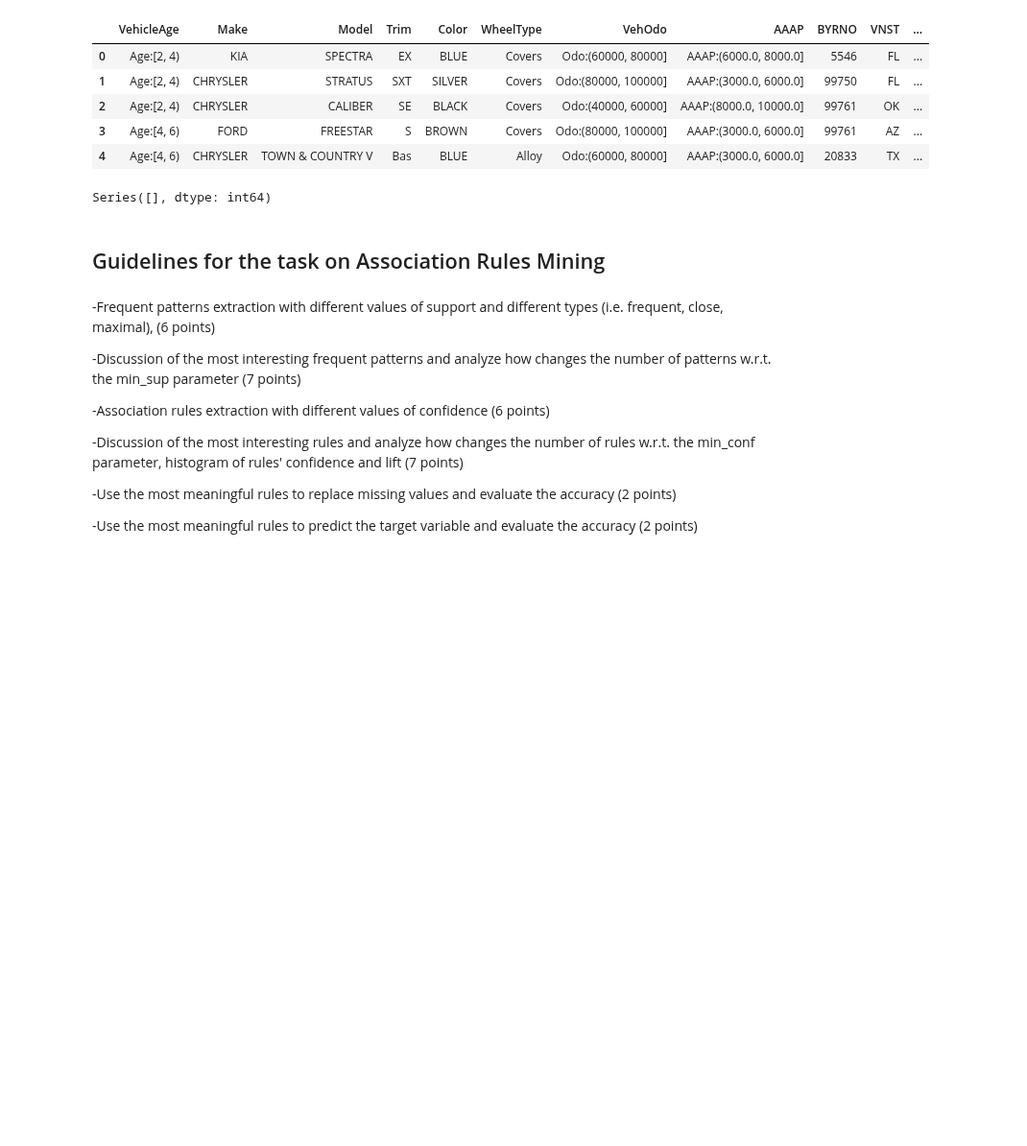
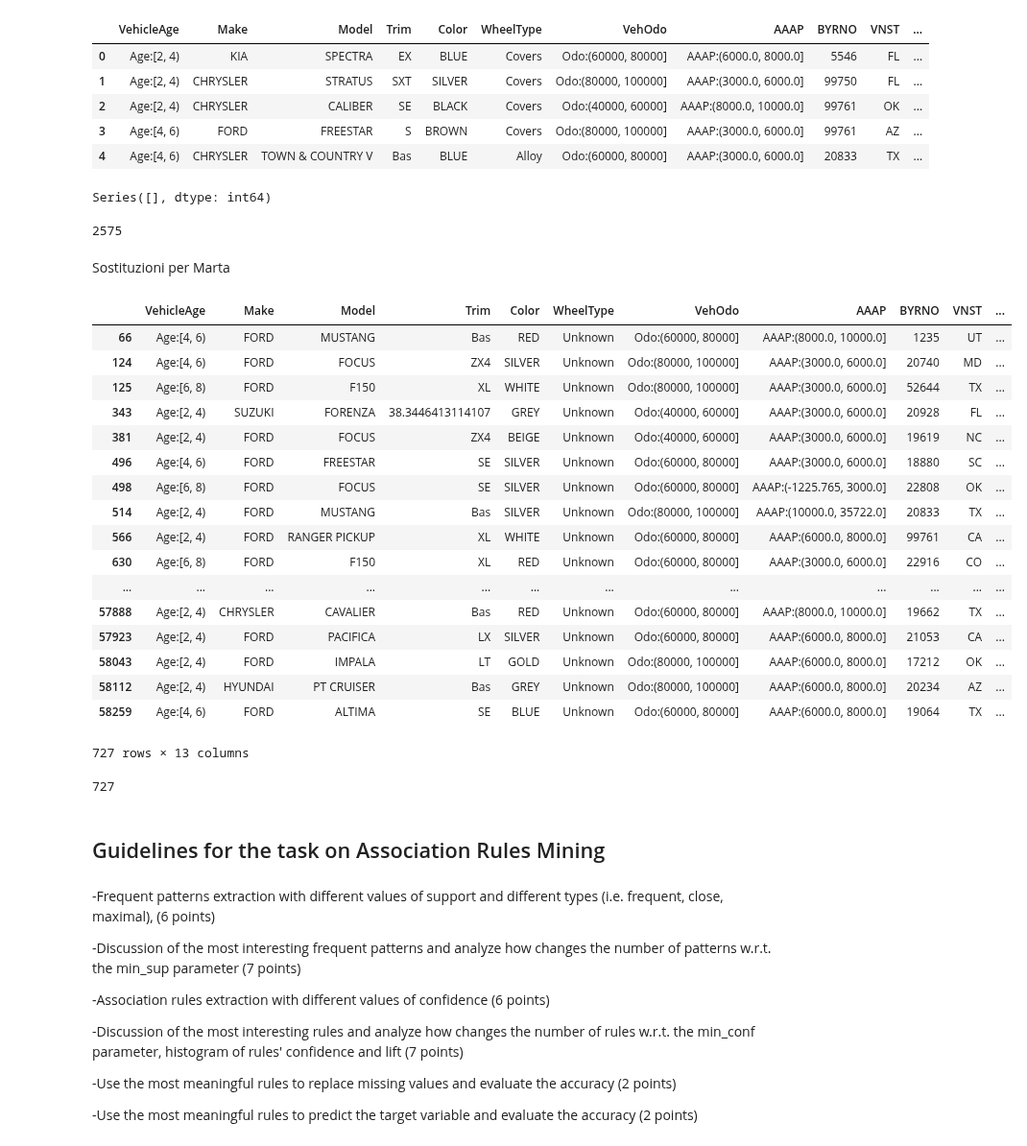
Before and after one commit to andybbruno/DataMining, a Jupyter notebook: PatternMining.ipynb, the cells around one changed output. Shown at 96% size. Drawn from its saved outputs; the diff is of its cells as text; code cells hidden in the pictures; blank space fills up the shorter version.

```diff
--- a/PatternMining.ipynb
+++ b/PatternMining.ipynb
@@ -152,6 +152,45 @@ sum_ = df.isnull().sum()
 sum_[sum_ != 0]
 # %% [output]
 Series([], dtype: int64)
+# %%
+len(df[df.WheelType == 'Unknown'])
+# %% [output]
+2575
+# %% [markdown]
+Sostituzioni per Marta
+# %%
+df['WheelTypeSost'] = df['WheelType']
+# %%
+df['WheelTypeSost'] = np.where((np.logical_and(df['Make'] == 'FORD' ,df['WheelTypeSost'] == 'Unknown')),str('Alloy'), df['WheelTypeSost'])
+# %%
+ppp = np.logical_and(df['VehicleAge'] == 'Age:[2, 4)' ,df['VehBCost'] == 'VehBCost:(5000.0, 7000.0]')
+
+df['WheelTypeSost'] = np.where(np.logical_and(ppp,df['WheelTypeSost'] == 'Unknown'),str('Covers'), df['WheelTypeSost'])
+# %%
+df[df.WheelType != df.WheelTypeSost]
+# %% [output]
+|  | VehicleAge | Make | Model | Trim | Color | WheelType | VehOdo | AAAP | BYRNO | VNST | ... |
+| 66 | Age:[4, 6) | FORD | MUSTANG | Bas | RED | Unknown | Odo:(60000, 80000] | AAAP:(8000.0, 10000.0] | 1235 | UT | ... |
+| 124 | Age:[4, 6) | FORD | FOCUS | ZX4 | SILVER | Unknown | Odo:(80000, 100000] | AAAP:(3000.0, 6000.0] | 20740 | MD | ... |
+| 125 | Age:[6, 8) | FORD | F150 | XL | WHITE | Unknown | Odo:(80000, 100000] | AAAP:(3000.0, 6000.0] | 52644 | TX | ... |
+| 343 | Age:[2, 4) | SUZUKI | FORENZA | 38.3446413114107 | GREY | Unknown | Odo:(40000, 60000] | AAAP:(3000.0, 6000.0] | 20928 | FL | ... |
+| 381 | Age:[2, 4) | FORD | FOCUS | ZX4 | BEIGE | Unknown | Odo:(40000, 60000] | AAAP:(3000.0, 6000.0] | 19619 | NC | ... |
+| 496 | Age:[4, 6) | FORD | FREESTAR | SE | SILVER | Unknown | Odo:(60000, 80000] | AAAP:(3000.0, 6000.0] | 18880 | SC | ... |
+| 498 | Age:[6, 8) | FORD | FOCUS | SE | SILVER | Unknown | Odo:(60000, 80000] | AAAP:(-1225.765, 3000.0] | 22808 | OK | ... |
+| 514 | Age:[2, 4) | FORD | MUSTANG | Bas | SILVER | Unknown | Odo:(80000, 100000] | AAAP:(10000.0, 35722.0] | 20833 | TX | ... |
+| 566 | Age:[2, 4) | FORD | RANGER PICKUP | XL | WHITE | Unknown | Odo:(60000, 80000] | AAAP:(6000.0, 8000.0] | 99761 | CA | ... |
+| 630 | Age:[6, 8) | FORD | F150 | XL | RED | Unknown | Odo:(60000, 80000] | AAAP:(3000.0, 6000.0] | 22916 | CO | ... |
+| ... | ... | ... | ... | ... | ... | ... | ... | ... | ... | ... | ... |
+| 57888 | Age:[2, 4) | CHRYSLER | CAVALIER | Bas | RED | Unknown | Odo:(60000, 80000] | AAAP:(8000.0, 10000.0] | 19662 | TX | ... |
+| 57923 | Age:[2, 4) | FORD | PACIFICA | LX | SILVER | Unknown | Odo:(60000, 80000] | AAAP:(6000.0, 8000.0] | 21053 | CA | ... |
+| 58043 | Age:[2, 4) | FORD | IMPALA | LT | GOLD | Unknown | Odo:(80000, 100000] | AAAP:(6000.0, 8000.0] | 17212 | OK | ... |
+| 58112 | Age:[2, 4) | HYUNDAI | PT CRUISER | Bas | GREY | Unknown | Odo:(80000, 100000] | AAAP:(6000.0, 8000.0] | 20234 | AZ | ... |
+| 58259 | Age:[4, 6) | FORD | ALTIMA | SE | BLUE | Unknown | Odo:(60000, 80000] | AAAP:(6000.0, 8000.0] | 19064 | TX | ... |
+727 rows × 13 columns
+# %%
+len(df[df.WheelType != df.WheelTypeSost])
+# %% [output]
+727
 # %% [markdown]
 ## Guidelines for the task on Association Rules Mining
 # %% [markdown]
```
Also changed, not shown: parts of 16 cells of this notebook.
